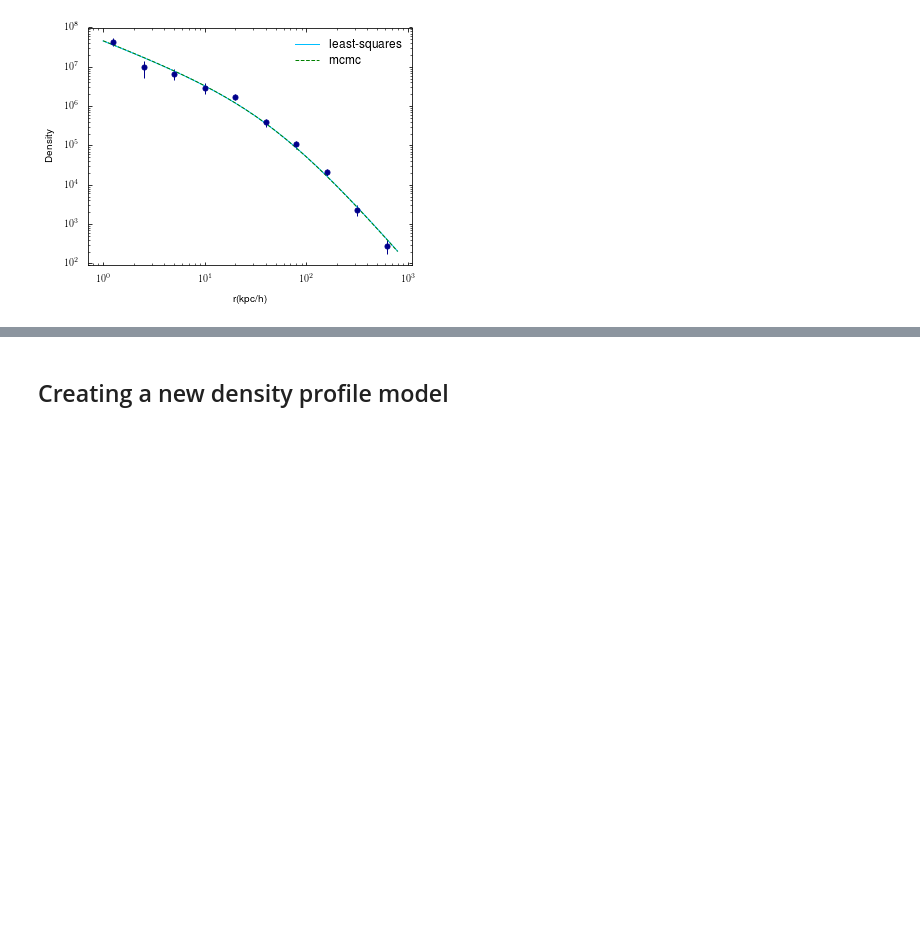
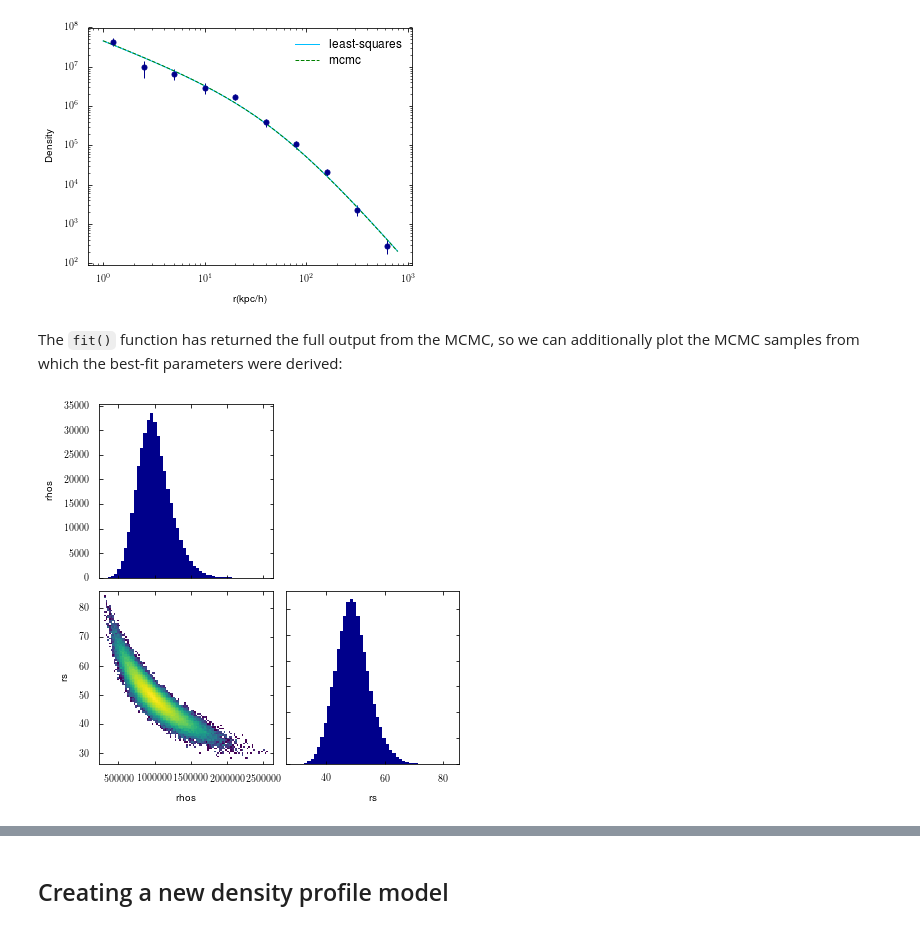
Before and after one commit to Shiriny24/colossus, a Jupyter notebook: tutorials/tutorial_halo_profile.ipynb, the cells around one changed output, grey strips where cells are left out. Cells and saved outputs as stored; diff of their text form; code cells hidden in the pictures; blank space fills up the shorter version.

```diff
--- a/tutorials/tutorial_halo_profile.ipynb
+++ b/tutorials/tutorial_halo_profile.ipynb
@@ -259,7 +259,7 @@ prof.fit(r, rho_data, 'rho', q_err = sigma, method = 'leastsq')
 rho_fit_leastsq = prof.density(rr)
 
 # Fit to the fake data using MCMC, compute the fitted profile
-prof.fit(r, rho_data, 'rho', q_err = sigma, method = 'mcmc', convergence_step = 500)
+fit_results = prof.fit(r, rho_data, 'rho', q_err = sigma, method = 'mcmc', convergence_step = 500)
 rho_fit_mcmc = prof.density(rr)
 
 plt.figure()
@@ -290,3 +290,10 @@ Number of parameters:                      2
 chi2 / Ndof = 9.2 / 8 = 1.15
 -------------------------------------------------------------------------------------
 [figure]
+# %% [markdown]
+The `fit()` function has returned the full output from the MCMC, so we can additionally plot the MCMC samples from which the best-fit parameters were derived:
+# %%
+from colossus.utils import mcmc
+mcmc.plotChain(fit_results['chain_full'], ['rhos', 'rs'])
+# %% [output]
+[figure, added]
```
Also changed, not shown: parts of 16 cells of this notebook, 16 other files.
